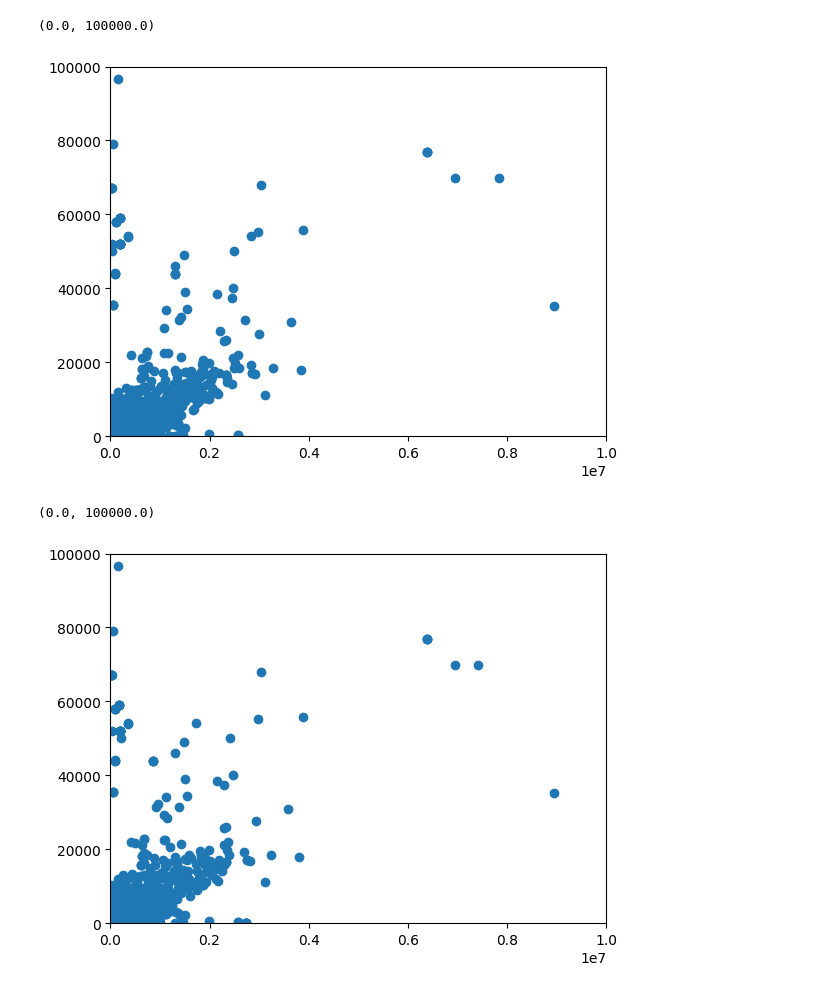
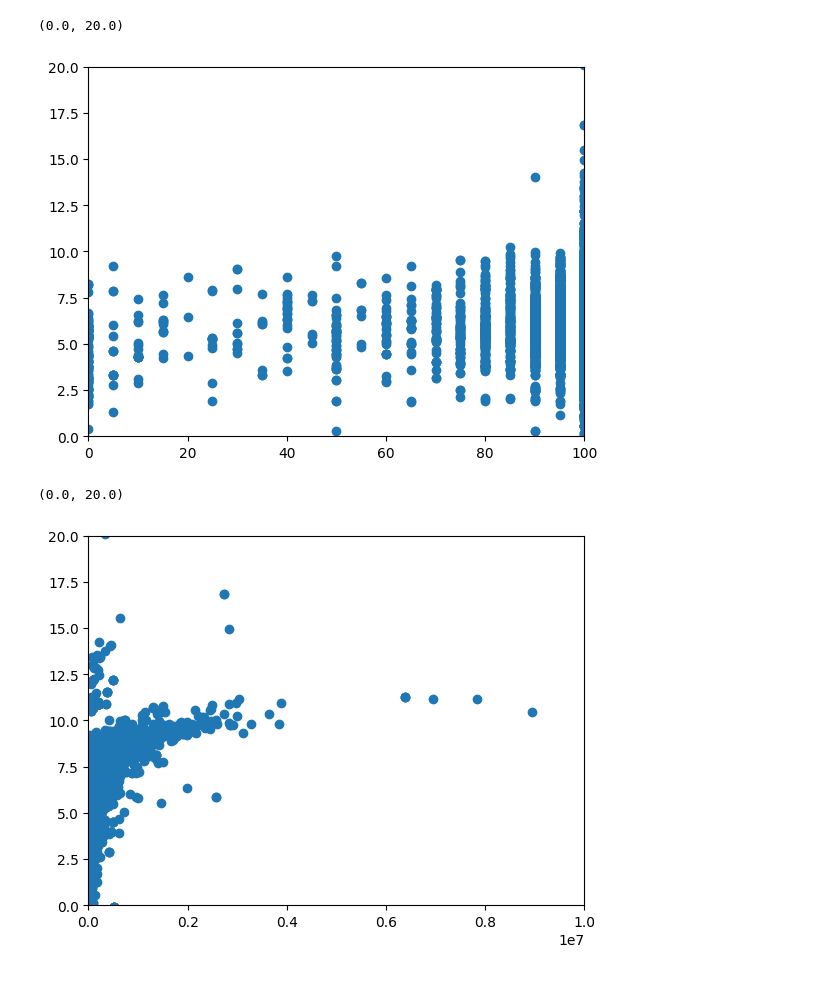
Before and after one commit to josh-quatela/Design-Project---BEEPM, a Jupyter notebook: DP.ipynb, the cells around one changed output. Saved outputs shown, nothing was run; the diff lists cells and outputs as text; code cells hidden in the pictures.

```diff
--- a/DP.ipynb
+++ b/DP.ipynb
@@ -54,15 +95,15 @@ print(outlierCounter)
+# %%
+plt.scatter(df['Occupancy'], [math.log(val) for val in yEmissions])
+plt.xlim(0, 100)
+plt.ylim(0, 20)
+# %% [output]
+(0.0, 20.0)
+[figure, added]
 # %%
-p = plt.scatter(df['Self-Reported Gross Floor Area (ft²)'], df['Total GHG Emissions (Metric Tons CO2e)'])
+p = plt.scatter(df['Self-Reported Gross Floor Area (ft²)'], [math.log(val) for val in yEmissions])
 plt.xlim(0, 10000000)
-plt.ylim(0, 100000)
+plt.ylim(0, 20)
 # %% [output]
-(0.0, 100000.0)
+(0.0, 20.0)
-[figure, old version]
+[figure, new version]
-# %%
-p = plt.scatter(df['Largest Property Use Type - Gross Floor Area (ft²)'], df['Total GHG Emissions (Metric Tons CO2e)'])
-plt.xlim(0, 10000000)
-plt.ylim(0, 100000)
-# %% [output]
-(0.0, 100000.0)
-[figure, removed]
 # %%
```
Also changed, not shown: parts of 13 cells of this notebook.
